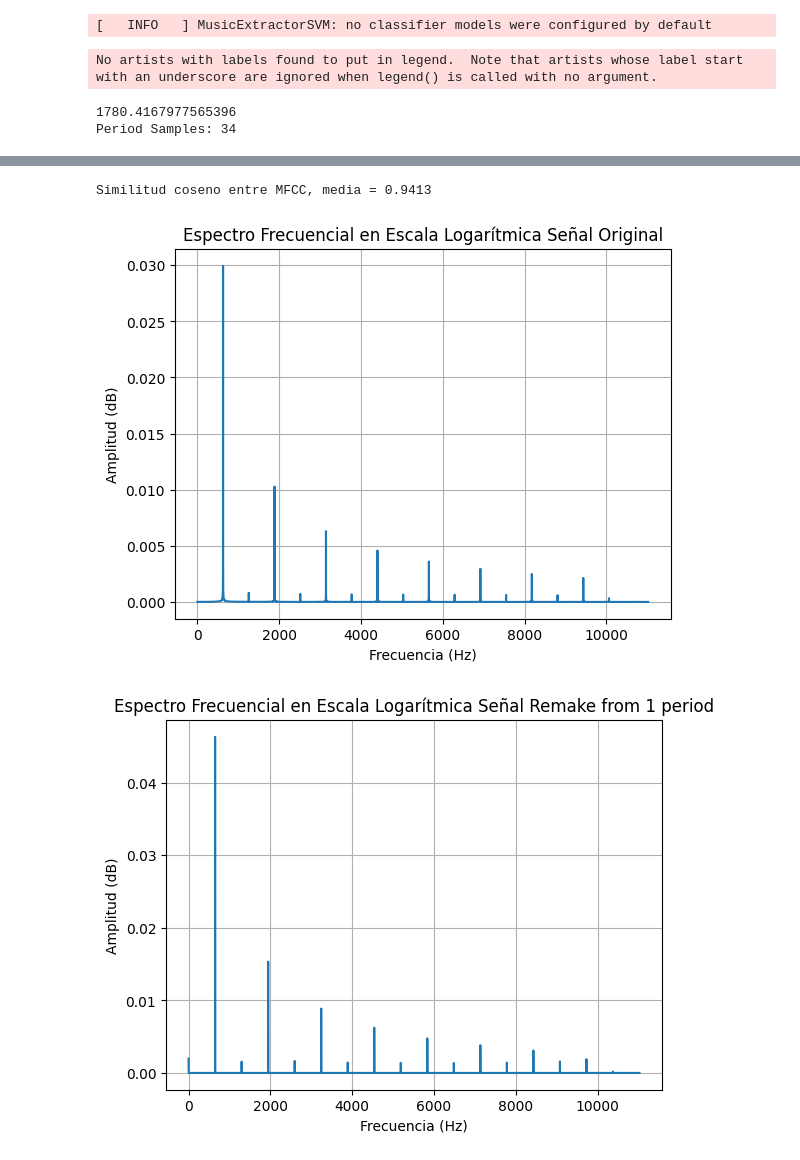
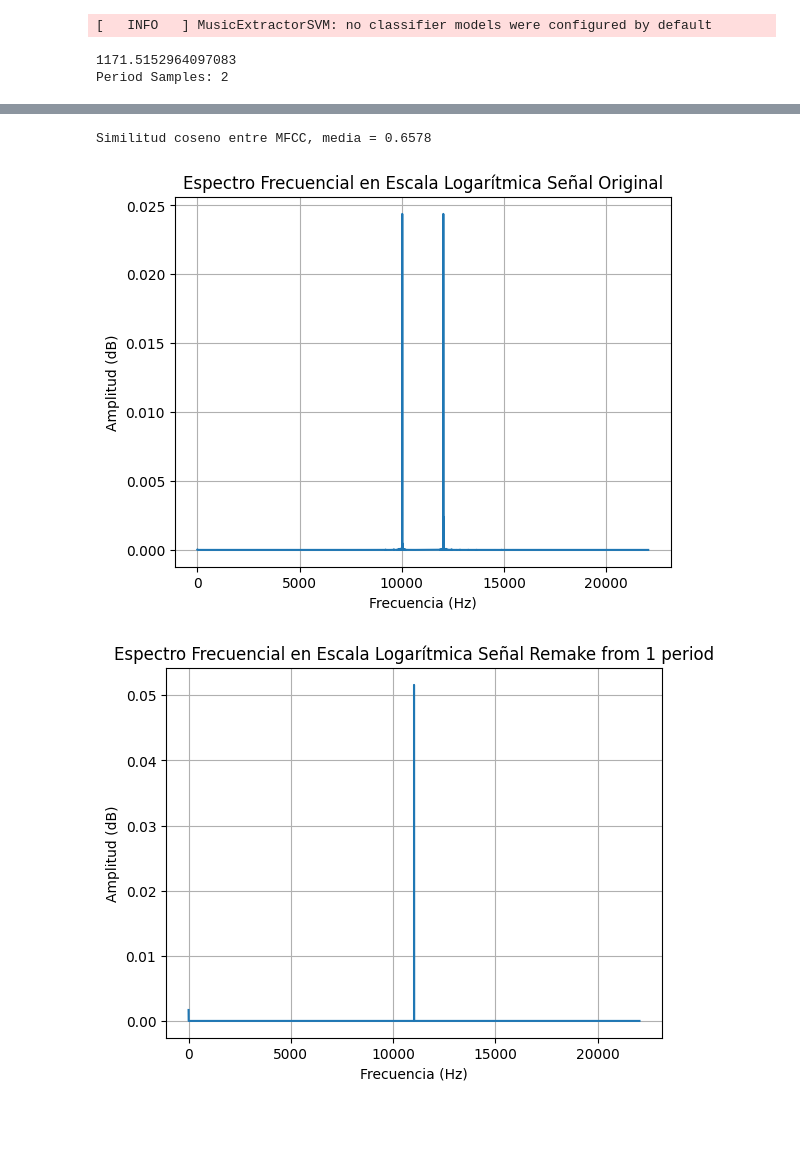
Before and after one commit to BoscoOlives/TFG-Kobol-BoscoOlives, a Jupyter notebook: Cut audios one period.ipynb, the cells around one changed output, grey strips where cells are left out. Saved outputs shown, nothing was run; the diff lists cells and outputs as text; code cells hidden in the pictures; blank space fills up the shorter version.

Commit message:
update plots

```diff
--- a/Cut audios one period.ipynb
+++ b/Cut audios one period.ipynb
@@ -88,8 +88,8 @@ def remake_audio_frome_period(audio_cut, num_periods):
 
     return audio_remake, audio
 # %%
-# input_file = '/mnt/c/Users/bosco/Desktop/TFG/TFG-Kobol-BoscoOlives/rsf_kobol_expander_2-vco/audio/vco1/square/vco1_10.0_sqr.wav'
-input_file = '/mnt/c/Users/bosco/Desktop/TFG/TFG-Kobol-BoscoOlives/rsf_kobol_expander_2-vco/audio/vco1/square/vco1_5.0_sqr.wav'
+input_file = '/mnt/c/Users/bosco/Desktop/TFG/TFG-Kobol-BoscoOlives/rsf_kobol_expander_2-vco/audio/vco1/square/vco1_9.0_sqr.wav'
+# input_file = '/mnt/c/Users/bosco/Desktop/TFG/TFG-Kobol-BoscoOlives/rsf_kobol_expander_2-vco/audio/vco1/square/vco1_5.0_sqr.wav'
 
 file_name = input_file.split("/")[-1]
 
@@ -99,22 +99,31 @@ audio, sampleRate = librosa.load(input_file)
 audio_cut, num_periods, period = cut_audio_one_period(audio, sampleRate)
 audio_remake, audio = remake_audio_frome_period(audio_cut, num_periods)
 
-
+audio = audio[15:]
 # Calcular la duración total de la señal
 total_time = len(audio_remake) / sampleRate
 
 # Definir los límites del eje x como un rango que cubra 4 veces el período
-x_lim = [0, 10 * period]
+x_lim = [0, 5 * period]
+# Realizar el plot de la señal original
+plt.plot(np.arange(len(audio)) / sampleRate, audio)
+plt.xlabel('Tiempo (s)')
+plt.ylabel('Amplitud')
+plt.title('Señal ' + file_name)
+plt.axvline(x=period, color='r', linestyle='--', label='Periodo ')
+# period_theoric = 1/freq_fund_teorica
+# plt.axvline(x=period_theoric, color='g', linestyle='--', label='Periodo teórico')
 
-# Realizar el plot de la señal
+plt.legend()
+plt.xlim(x_lim)
+plt.show()
+# Realizar el plot de la señal remake
 plt.plot(np.arange(len(audio_remake)) / sampleRate, audio_remake)
 plt.xlabel('Tiempo (s)')
 plt.ylabel('Amplitud')
 plt.title('Señal ' + file_name)
-# plt.axvline(x=period*5, color='r', linestyle='--', label='Periodo estimado ')
+plt.axvline(x=period, color='r', linestyle='--', label='Periodo ')
 # period_theoric = 1/freq_fund_teorica
-
-
 # plt.axvline(x=period_theoric, color='g', linestyle='--', label='Periodo teórico')
 
 plt.legend()
@@ -148,10 +157,10 @@ def plot_espectro_log(audio, sr, signal_tag):
     k = np.arange(n)
     T = n / sr
     frq = k / T # two sides frequency range
-    frq = frq[:n//2] # one side frequency range
+    frq = frq[:n] # one side frequency range
 
     Y = np.fft.fft(audio) / n # fft computing and normalization
-    Y = Y[:n//2]
+    Y = Y[:n]
 
     plt.figure()
     plt.plot(frq, np.abs(Y)) # 20*log10(abs(y)) is the formula to convert amplitude to dB
@@ -164,6 +173,5 @@ def plot_espectro_log(audio, sr, signal_tag):
 plot_espectro_log(audio, sampleRate, 'Original')
 plot_espectro_log(audio_remake, sampleRate, 'Remake from 1 period')
 # %% [output]
-No artists with labels found to put in legend.  Note that artists whose label start with an underscore are ignored when legend() is called with no argument.
+1171.5152964097083
+Period Samples: 2
-1780.4167977565396
-Period Samples: 34
@@ -171,5 +180,5 @@ Period Samples: 34
 [interactive output not drawn]
 [interactive output not drawn]
-Similitud coseno entre MFCC, media = 0.9413
-[figure, old version]
+Similitud coseno entre MFCC, media = 0.6578
-[figure, old version]
+[figure, new version]
+[figure, added]
```
Also changed, not shown: parts of 1 cell of this notebook.
